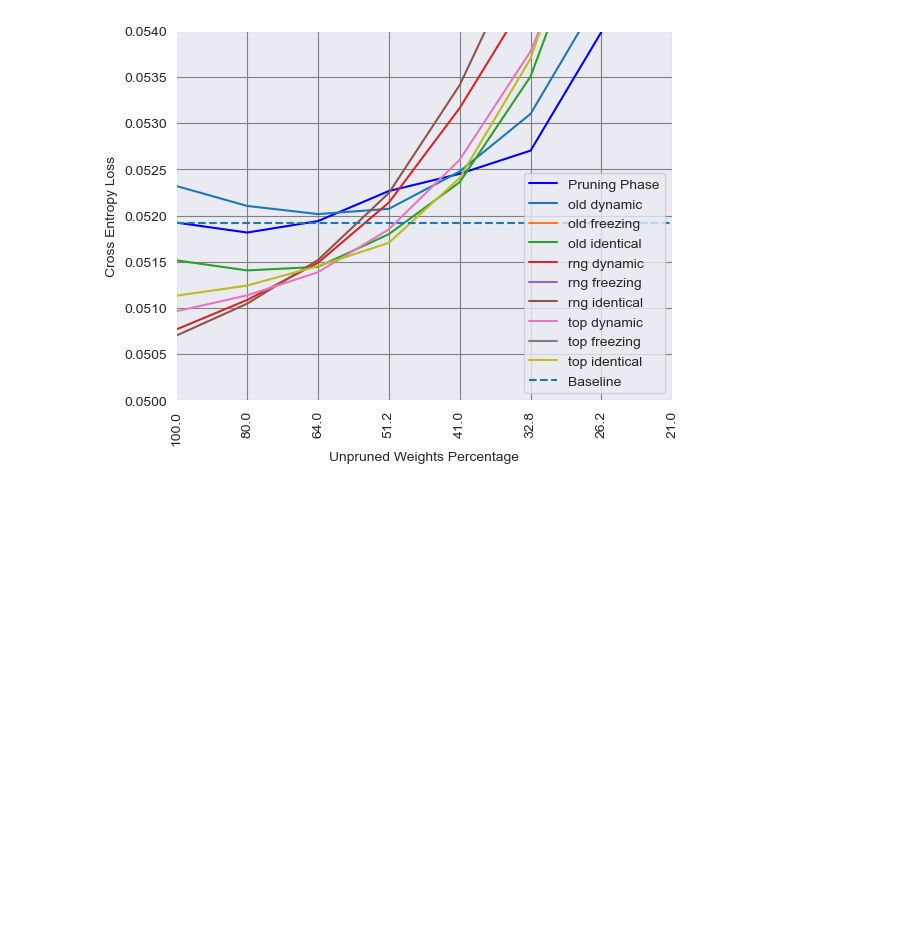
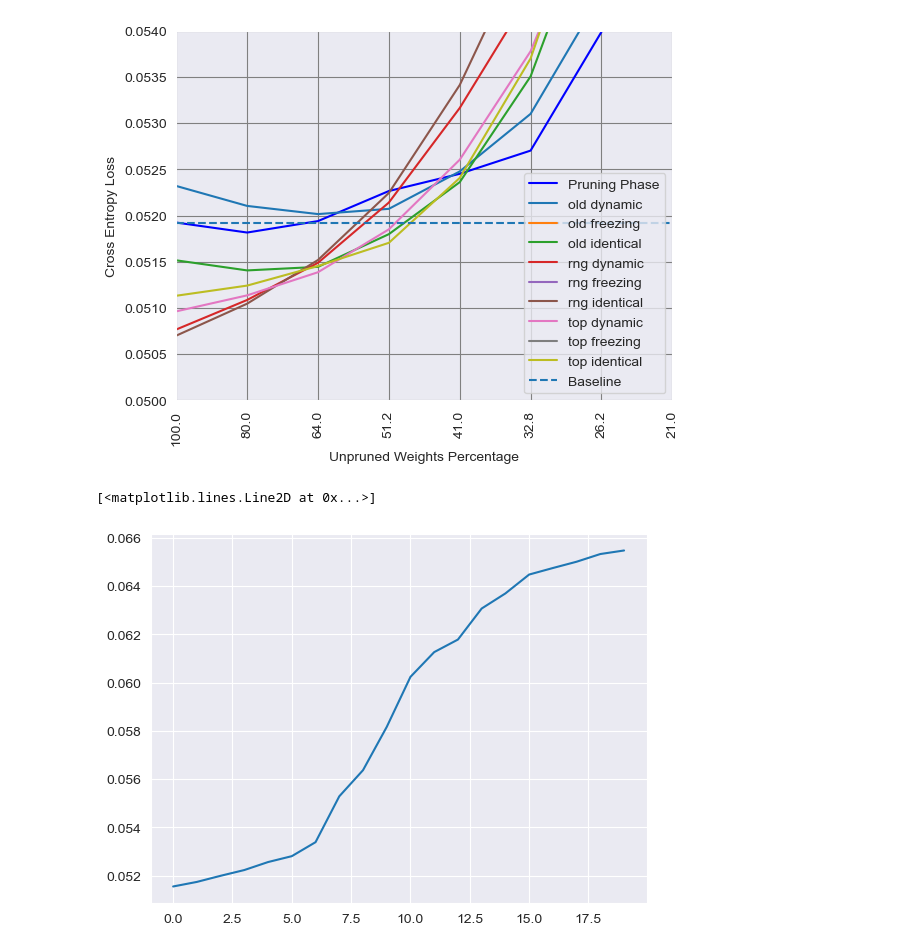
Before and after one commit to luca-scharr/CupCurriculum, a Jupyter notebook: testing_ground.ipynb, the cells around one changed output. Drawn from its saved outputs; the diff is of its cells as text; code cells hidden in the pictures; blank space fills up the shorter version.

```diff
--- a/testing_ground.ipynb
+++ b/testing_ground.ipynb
@@ -166,7 +168,7 @@ i = 0
 for c in choice:
     for v in variation:
         with open(f"{os.getcwd()}/reintroduction/{c+'_'+v}/0/dumps/reint_summary_plot_data/best_val.dat", "rb") as input_file:
-            v_r          = pickle.load(input_file)/35.
+            v_r          = pickle.load(input_file)
             val_reint[i] = np.flip(v_r)
             i += 1
 print(val_reint)
@@ -190,7 +192,7 @@ print(val_reint)
   0.06445252 0.06502346]]
 # %%
 with open(f"{os.getcwd()}/pruning/0/dumps/summary_plot_data/best_val.dat", "rb") as input_file:
-    best_val = pickle.load(input_file)/35.
+    best_val = pickle.load(input_file)
 with open(f"{os.getcwd()}/pruning/0/dumps/summary_plot_data/compression.dat", "rb") as input_file:
     comp = pickle.load(input_file)
 best_checkpoint = best_val[0]
@@ -211,7 +213,7 @@ plt.grid(color="gray")
 [figure]
 # %%
 with open(f"{os.getcwd()}/pruning/0/dumps/summary_plot_data/best_val.dat", "rb") as input_file:
-    best_val = pickle.load(input_file)/35.
+    best_val = pickle.load(input_file)
 with open(f"{os.getcwd()}/pruning/0/dumps/summary_plot_data/compression.dat", "rb") as input_file:
     comp = pickle.load(input_file)
 best_checkpoint = best_val[0]
@@ -232,3 +234,12 @@ plt.legend()
 plt.grid(color="gray")
 # %% [output]
 [figure]
+# %%
+PATH = f"{os.getcwd()}/pruning/1/dumps/summary_plot_data/best_val.dat"
+with open(PATH, "rb") as input_file:
+    val = pickle.load(input_file)
+val.dump(PATH)
+plt.plot(range(20),val)
+# %% [output]
+[<matplotlib.lines.Line2D at 0x...>]
+[figure, added]
```
Also changed, not shown: parts of 8 cells of this notebook, 1 other file.
